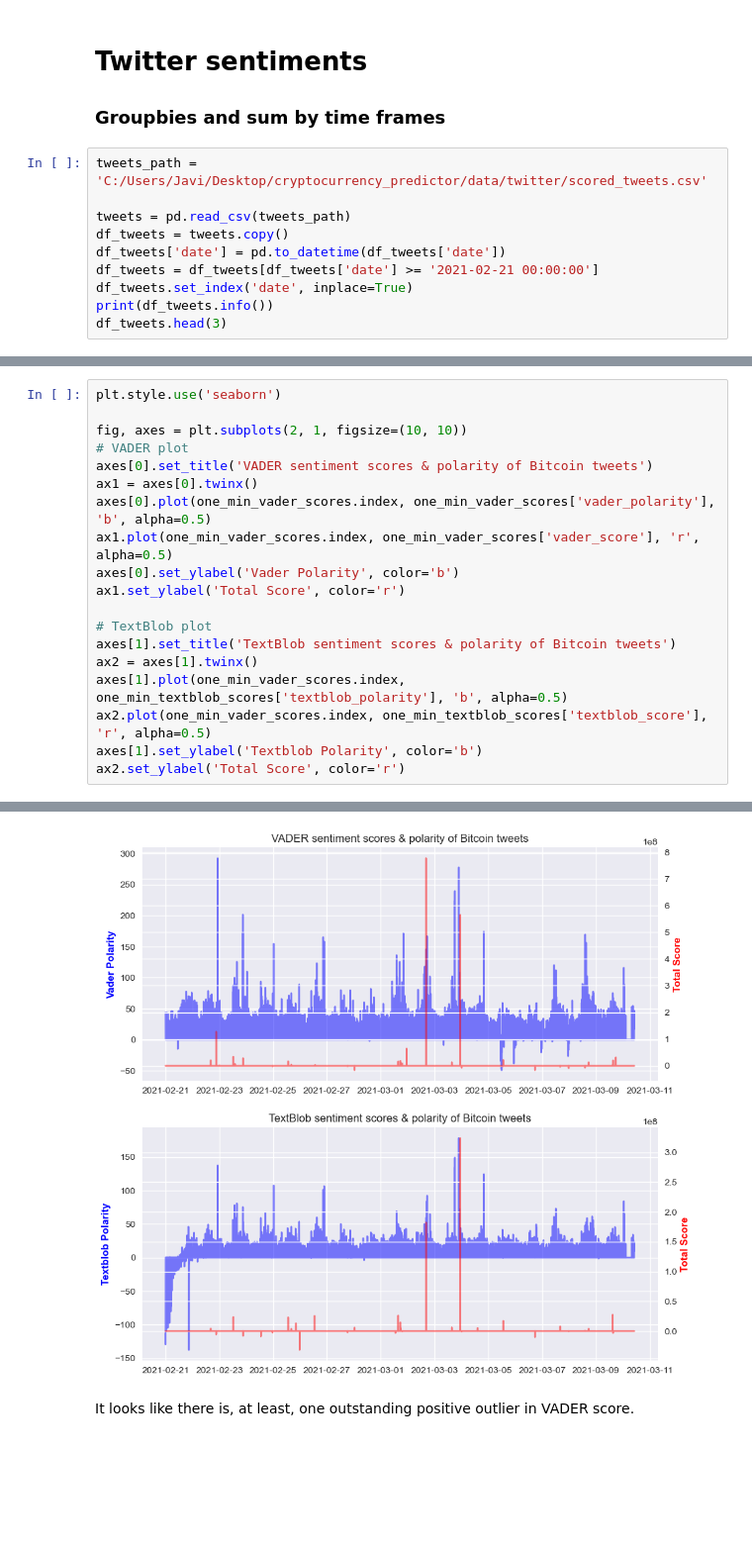
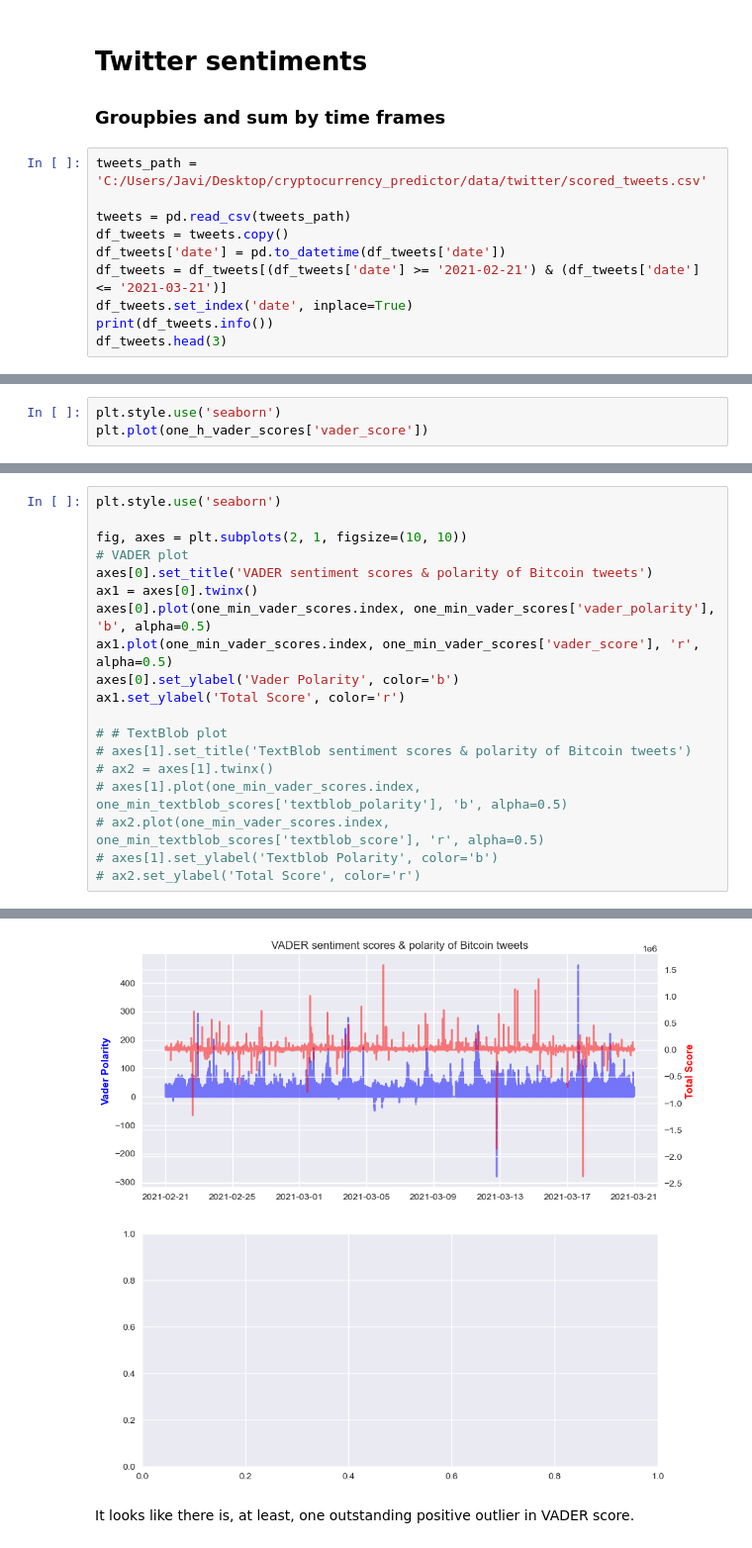
Before and after one commit to jlopezfernandez112/cryptocurrency_predictor, a Jupyter notebook: 4_crypto_analysis.ipynb, the cells around one changed output, grey strips where cells are left out. Shown at 99% size. Cells and saved outputs as stored; diff of their text form; blank space fills up the shorter version.

```diff
--- a/4_crypto_analysis.ipynb
+++ b/4_crypto_analysis.ipynb
@@ -118,7 +118,7 @@ tweets_path = 'C:/Users/Javi/Desktop/cryptocurrency_predictor/data/twitter/score
 tweets = pd.read_csv(tweets_path)
 df_tweets = tweets.copy()
 df_tweets['date'] = pd.to_datetime(df_tweets['date'])
-df_tweets = df_tweets[df_tweets['date'] >= '2021-02-21 00:00:00']
+df_tweets = df_tweets[(df_tweets['date'] >= '2021-02-21') & (df_tweets['date'] <= '2021-03-21')]
 df_tweets.set_index('date', inplace=True)
 print(df_tweets.info())
 df_tweets.head(3)
@@ -169,0 +202,3 @@ date
+# %%
+plt.style.use('seaborn')
+plt.plot(one_h_vader_scores['vader_score'])
@@ -170,25 +208,25 @@ date
 # %%
 plt.style.use('seaborn')
 
 fig, axes = plt.subplots(2, 1, figsize=(10, 10))
 # VADER plot
 axes[0].set_title('VADER sentiment scores & polarity of Bitcoin tweets')
 ax1 = axes[0].twinx()
 axes[0].plot(one_min_vader_scores.index, one_min_vader_scores['vader_polarity'], 'b', alpha=0.5)
 ax1.plot(one_min_vader_scores.index, one_min_vader_scores['vader_score'], 'r', alpha=0.5)
 axes[0].set_ylabel('Vader Polarity', color='b')
 ax1.set_ylabel('Total Score', color='r')
 
-# TextBlob plot
-axes[1].set_title('TextBlob sentiment scores & polarity of Bitcoin tweets')
-ax2 = axes[1].twinx()
-axes[1].plot(one_min_vader_scores.index, one_min_textblob_scores['textblob_polarity'], 'b', alpha=0.5)
-ax2.plot(one_min_vader_scores.index, one_min_textblob_scores['textblob_score'], 'r', alpha=0.5)
-axes[1].set_ylabel('Textblob Polarity', color='b')
-ax2.set_ylabel('Total Score', color='r')
+# # TextBlob plot
+# axes[1].set_title('TextBlob sentiment scores & polarity of Bitcoin tweets')
+# ax2 = axes[1].twinx()
+# axes[1].plot(one_min_vader_scores.index, one_min_textblob_scores['textblob_polarity'], 'b', alpha=0.5)
+# ax2.plot(one_min_vader_scores.index, one_min_textblob_scores['textblob_score'], 'r', alpha=0.5)
+# axes[1].set_ylabel('Textblob Polarity', color='b')
+# ax2.set_ylabel('Total Score', color='r')
 # %% [output]
 Text(0, 0.5, 'Total Score')
-[figure, old version]
+[figure, new version]
 # %% [markdown]
 It looks like there is, at least, one outstanding positive outlier in VADER score.
 # %% [markdown]
```
Also changed, not shown: parts of 48 cells of this notebook, 2 other files.
